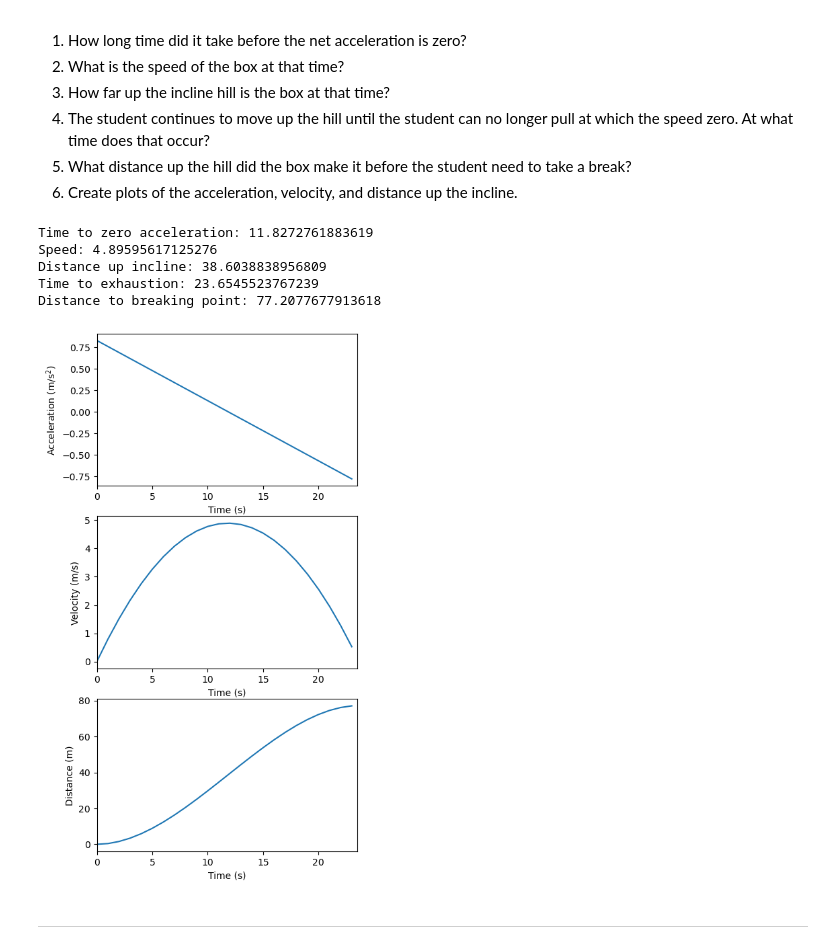
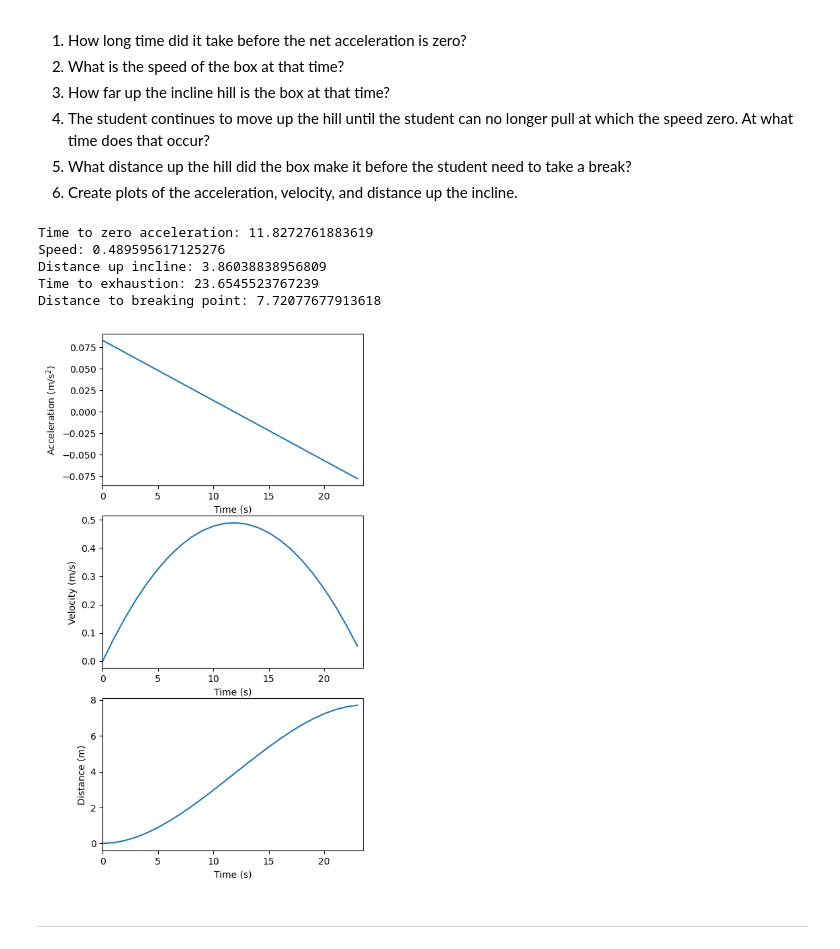
Before and after one commit to Phys-Prof-Nielsen/physics-sphere, a Jupyter notebook: books/university-physics-B/_build/jupyter_execute/Module-B4/problemsB4.ipynb, the cells around one changed output. Cells and saved outputs as stored; diff of their text form; code cells hidden in the pictures.

```diff
--- a/books/university-physics-B/_build/jupyter_execute/Module-B4/problemsB4.ipynb
+++ b/books/university-physics-B/_build/jupyter_execute/Module-B4/problemsB4.ipynb
@@ -331,7 +331,7 @@ fgx = -m*g*np.sin(theta)
 ffx = -mu*fny
 fpx = 74 - 0.07*t
 
-eqx = ax - fpx - ffx - fgx
+eqx = m*ax - fpx - ffx - fgx
 eqy = 0 - fny - fgy
 sol1 = sym.solve((eqx,eqy),(t,fny))
 
@@ -342,7 +342,7 @@ print('Time to zero acceleration: '+str(t2))
 del ax
 
 ax = sym.Symbol('ax')
-eqx = ax - fpx - ffx - fgx
+eqx = m*ax - fpx - ffx - fgx
 eqy = 0 - fny - fgy
 sol2 = sym.solve((eqx,eqy),(ax,fny))
 
@@ -370,37 +370,37 @@ print('Distance to breaking point: '+str(d2))
 t_array = np.arange(0,t3,1)
 a_array = []
 v_array = []
 x_array = []
 for i in range(len(t_array)):
     a_result = ax.evalf(subs={t: t_array[i]})
     a_array.append(a_result)
     v_result = vx.evalf(subs={t: t_array[i]})
     v_array.append(v_result)
     x_result = x.evalf(subs={t: t_array[i]})
     x_array.append(x_result)
 
 fig, (ax1,ax2,ax3) = plt.subplots(3,figsize=(5,10))
 
 ax1.set(ylabel='Acceleration (m/s$^2$)', xlabel='Time (s)')
 ax1.plot(t_array,a_array,'-')
 ax1.set_xlim([0, np.max(t_array)+0.5])
 
 ax2.set(ylabel='Velocity (m/s)', xlabel='Time (s)')
 ax2.plot(t_array,v_array,'-')
 ax2.set_xlim([0, np.max(t_array)+0.5])
 
 ax3.set(ylabel='Distance (m)', xlabel='Time (s)')
 ax3.plot(t_array,x_array,'-')
 ax3.set_xlim([0, np.max(t_array)+0.5])
 
 plt.show()
 # %% [output]
 Time to zero acceleration: 11.8272761883619
-Speed: 4.89595617125276
-Distance up incline: 38.6038838956809
+Speed: 0.489595617125276
+Distance up incline: 3.86038838956809
 Time to exhaustion: 23.6545523767239
-Distance to breaking point: 77.2077677913618
+Distance to breaking point: 7.72077677913618
-[figure, old version]
+[figure, new version]
 # %% [markdown]
 <hr style="height:2px;border-width:0;color:gray;background-color:gray">
 # %% [markdown]
```
Also changed, not shown: 9 other files.
